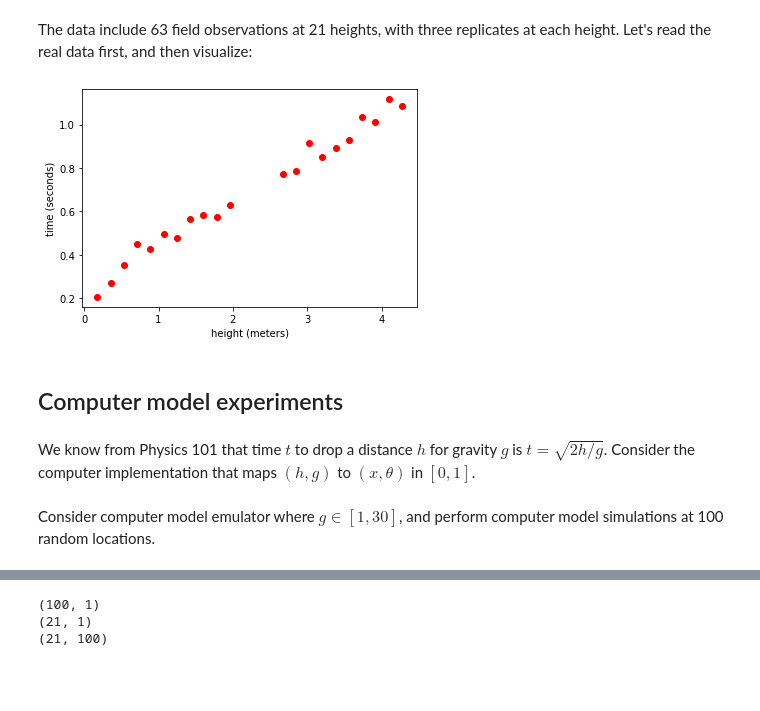
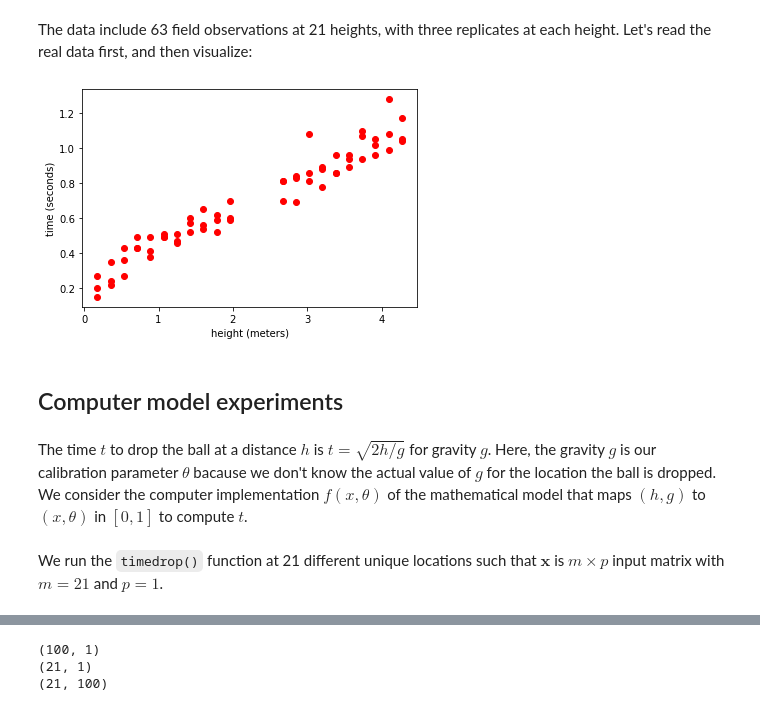
Before and after one commit to catatonicpig/ModCal, a Jupyter notebook: examples/Example3/Example3_nb.ipynb, the cells around one changed output, grey strips where cells are left out. Saved outputs shown, nothing was run; the diff lists cells and outputs as text; code cells hidden in the pictures; blank space fills up the shorter version.

```diff
--- a/examples/Example3/Example3_nb.ipynb
+++ b/examples/Example3/Example3_nb.ipynb
@@ -21,31 +21,24 @@ The data include 63 field observations at 21 heights, with three replicates at e
 # %%
 # Read the data
 ball = np.loadtxt('ball.csv', delimiter=',')
-n = len(ball)
+m = len(ball)
 #height
-X = np.reshape(ball[:, 0], (n, 1))
-X = X[0:21]
+xrep = np.reshape(ball[:, 0], (m, 1))
+x = xrep[0:21]
 #time
-Y = np.reshape(ball[:, 1], ((n, 1)))
-# This is a stochastic one but we convert it deterministic by taking the average height
-Ysplit = np.split(Y, 3)
-ysum = 0
-for y in  Ysplit:
-    ysum += y
-obsvar = np.maximum(0.2*X, 0.5)
-Y = ysum/3
+y = np.reshape(ball[:, 1], ((m, 1)))
 # %%
 # Observe the data
-plt.scatter(X, Y, color = 'red')
+plt.scatter(xrep, y, color = 'red')
 plt.xlabel("height (meters)")
 plt.ylabel("time (seconds)")
 plt.show()
 # %% [output]
-[figure, old version]
+[figure, new version]
 # %% [markdown]
 ## Computer model experiments
 # %% [markdown]
-We know from Physics 101 that time $t$ to drop a distance $h$ for gravity $g$ is $t = \sqrt{2h/g}$. Consider the computer implementation that maps $(h, g)$ to $(x, \theta)$ in $[0, 1]$.
+The time $t$ to drop the ball at a distance $h$ is $t = \sqrt{2h/g}$ for gravity $g$. Here, the gravity $g$ is our calibration parameter $\theta$ bacause we don't know the actual value of $g$ for the location the ball is dropped. We consider the computer implementation $f(x, \theta)$ of the mathematical model that maps $(h, g)$ to $(x, \theta)$ in $[0, 1]$ to compute $t$.
 # %%
 # Computer implementation of the mathematical model
 def timedrop(x, theta, hr, gr):
@@ -61,4 +54,4 @@ def timedrop(x, theta, hr, gr):
         f[k, :] = np.sqrt(2*h/g).reshape(x.shape[0])
     return f.T
-# %% [markdown]
-Consider computer model emulator where $g \in [1, 30]$, and perform computer model simulations at 100 random locations.
+# %% [markdown]
+We run the `timedrop()` function at 21 different unique locations such that $\mathbf{x}$ is $m \times p$ input matrix with $m = 21$ and $p = 1$.
```
Also changed, not shown: parts of 22 cells of this notebook, 6 other files.
